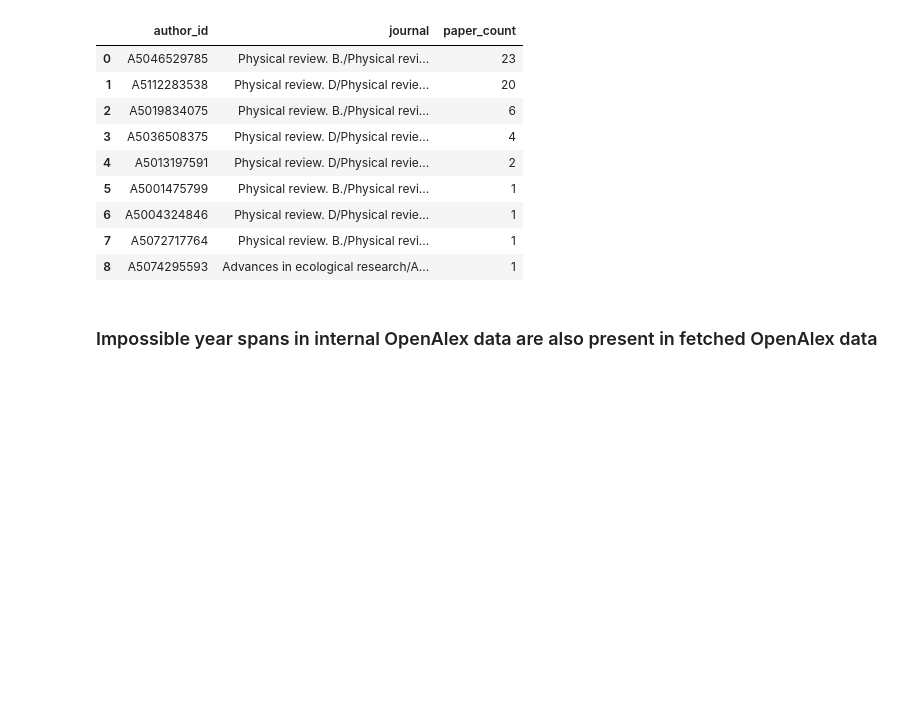
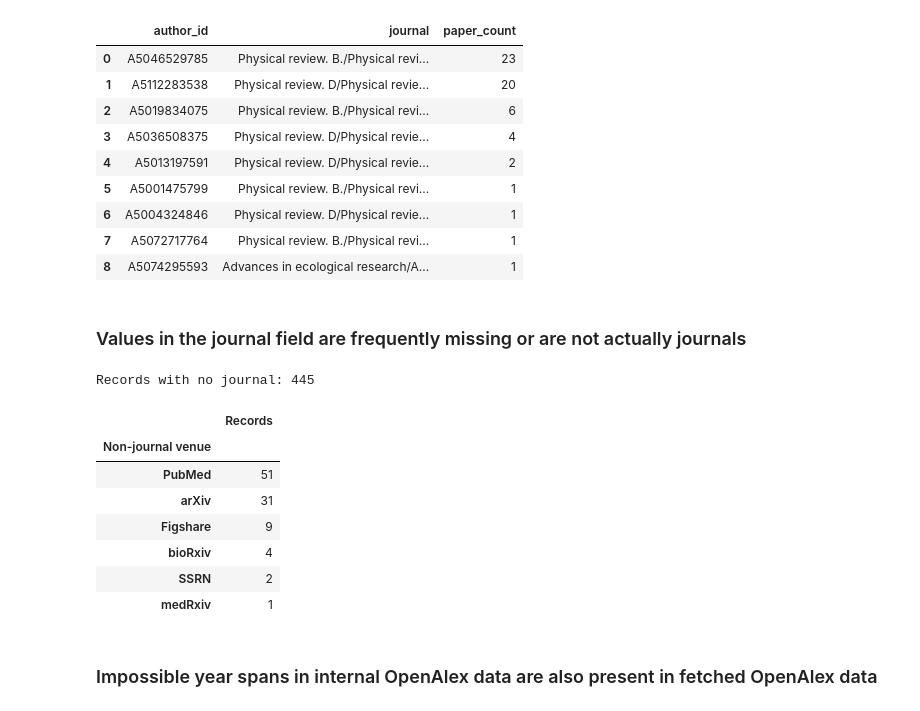
Before and after one commit to adityaballabh/scholarix-assessment, a Jupyter notebook: analysis/audit/audit.ipynb, the cells around one changed output. Saved outputs shown, nothing was run; the diff lists cells and outputs as text; code cells hidden in the pictures; blank space fills up the shorter version.

```diff
--- a/analysis/audit/audit.ipynb
+++ b/analysis/audit/audit.ipynb
@@ -463,6 +505,34 @@ pd.DataFrame(internal_checks.get_doubled_journals(internal_data)).value_counts()
 | 6 | A5004324846 | Physical review. D/Physical revie... | 1 |
 | 7 | A5072717764 | Physical review. B./Physical revi... | 1 |
 | 8 | A5074295593 | Advances in ecological research/A... | 1 |
+# %% [markdown]
+### Values in the journal field are frequently missing or are not actually journals
+# %%
+journals = internal_checks.summarize_journals(internal_data)
+print(f"Records with no journal: {journals['empty']}")
+
+# non-exhaustive sample list observed in the data
+non_journals = ["PubMed", "arXiv", "bioRxiv", "medRxiv", "Figshare", "SSRN"]
+non_journal_counts = {
+    name: sum(
+        count for journal, count in journals["journals"].items() if name.lower() in journal.lower()
+    )
+    for name in non_journals
+}
+non_journal_counts = {name: count for name, count in non_journal_counts.items() if count}
+pd.Series(non_journal_counts).sort_values(ascending=False).rename_axis(
+    "Non-journal venue"
+).to_frame("Records")
+# %% [output]
+Records with no journal: 445
+|  | Records |
+| Non-journal venue |  |
+| PubMed | 51 |
+| arXiv | 31 |
+| Figshare | 9 |
+| bioRxiv | 4 |
+| SSRN | 2 |
+| medRxiv | 1 |
 # %% [markdown]
 ### Impossible year spans in internal OpenAlex data are also present in fetched OpenAlex data
 # %%
```
Also changed, not shown: parts of 5 cells of this notebook, 2 other files.
